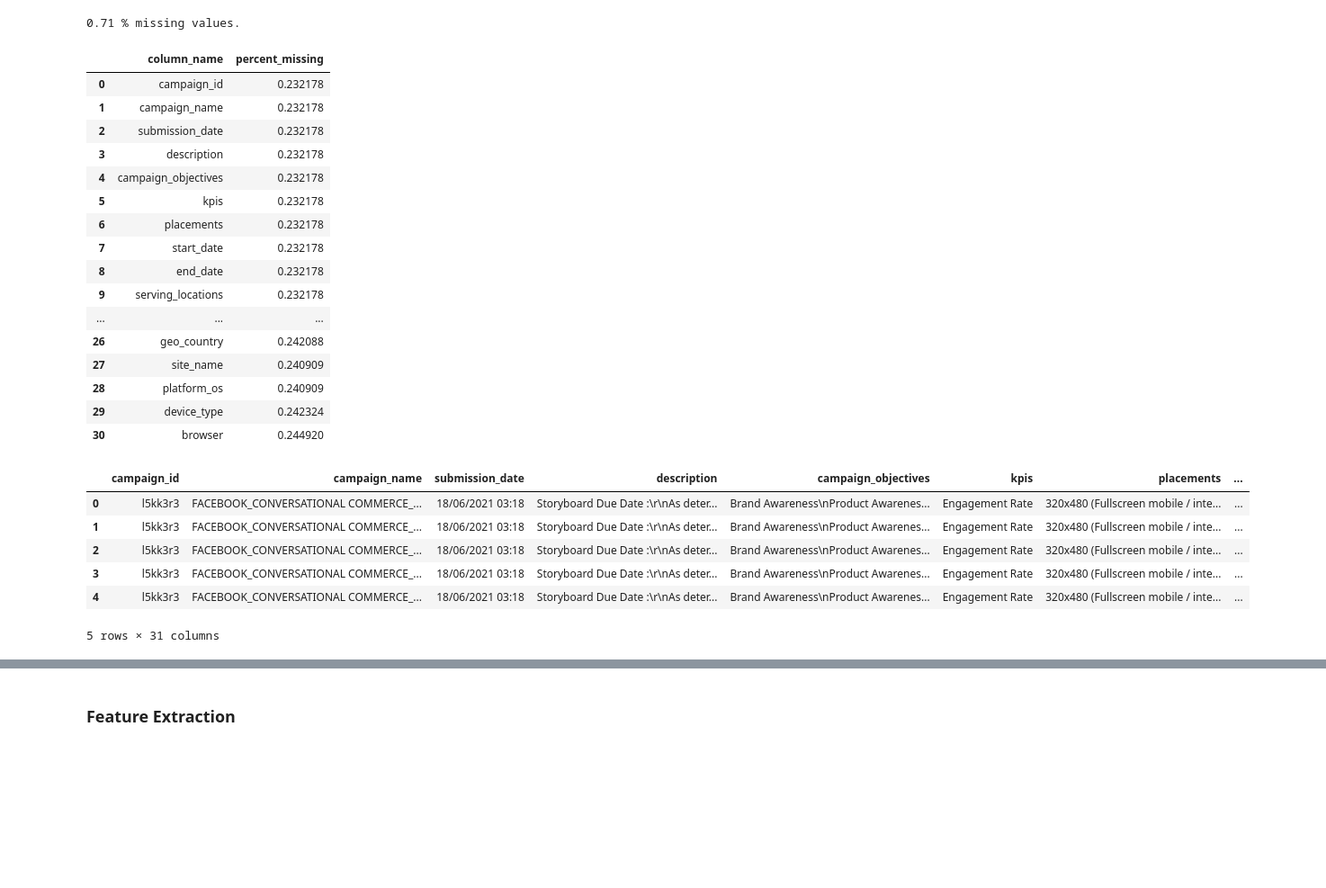
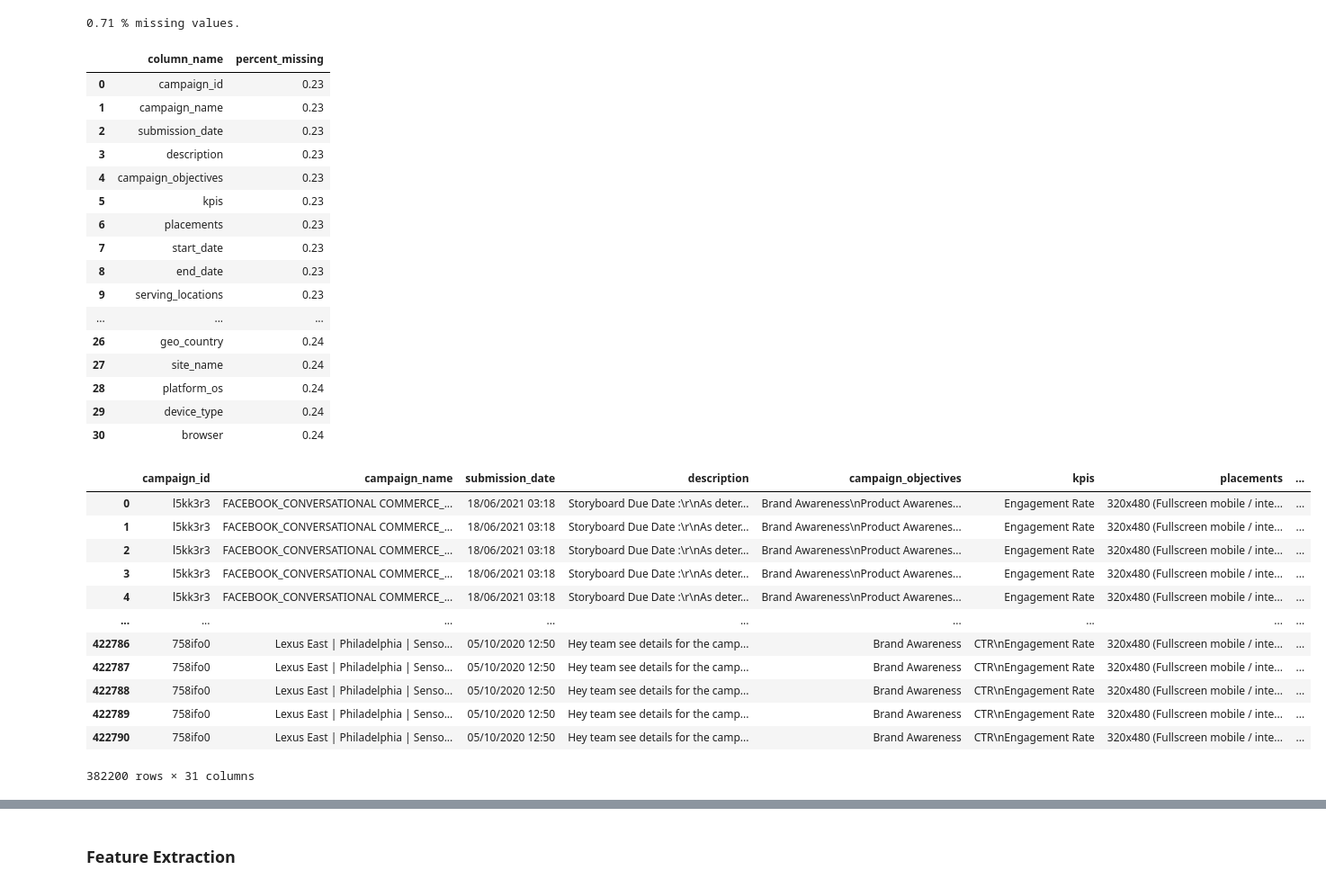
Before and after one commit to DiyeMark/AdludioDataScienceChallenge, a Jupyter notebook: notebooks/data_cleaning.ipynb, the cells around one changed output, grey strips where cells are left out. Shown at 90% size. Drawn from its saved outputs; the diff is of its cells as text; code cells hidden in the pictures; blank space fills up the shorter version.

```diff
--- a/notebooks/data_cleaning.ipynb
+++ b/notebooks/data_cleaning.ipynb
@@ -7,6 +7,10 @@ import os
 sys.path.append(os.path.abspath(os.path.join('..')))
 from scripts.load_data import PostgresDBUtils
 from scripts.data_cleaner import DataCleaner
+# %%
+import pandas as pd
+pd.set_option('display.max_columns', None)
+pd.set_option('display.float_format', '{:.2f}'.format)
 # %%
 pgu = PostgresDBUtils()
 df = pgu.db_execute_fetch(table_name='ads_data_joined')
@@ -97,35 +99,41 @@ data_cleaner.percent_missing(clean_df)
 data_cleaner.missing_percentage(clean_df)
 # %% [output]
 |  | column_name | percent_missing |
-| 0 | campaign_id | 0.232178 |
-| 1 | campaign_name | 0.232178 |
-| 2 | submission_date | 0.232178 |
-| 3 | description | 0.232178 |
-| 4 | campaign_objectives | 0.232178 |
-| 5 | kpis | 0.232178 |
-| 6 | placements | 0.232178 |
-| 7 | start_date | 0.232178 |
-| 8 | end_date | 0.232178 |
-| 9 | serving_locations | 0.232178 |
+| 0 | campaign_id | 0.23 |
+| 1 | campaign_name | 0.23 |
+| 2 | submission_date | 0.23 |
+| 3 | description | 0.23 |
+| 4 | campaign_objectives | 0.23 |
+| 5 | kpis | 0.23 |
+| 6 | placements | 0.23 |
+| 7 | start_date | 0.23 |
+| 8 | end_date | 0.23 |
+| 9 | serving_locations | 0.23 |
 | ... | ... | ... |
-| 26 | geo_country | 0.242088 |
-| 27 | site_name | 0.240909 |
-| 28 | platform_os | 0.240909 |
-| 29 | device_type | 0.242324 |
-| 30 | browser | 0.244920 |
+| 26 | geo_country | 0.24 |
+| 27 | site_name | 0.24 |
+| 28 | platform_os | 0.24 |
+| 29 | device_type | 0.24 |
+| 30 | browser | 0.24 |
 # %%
 # null values for a dataframe
 clean_df = data_cleaner.remove_nulls(clean_df)
 # %%
-clean_df.head()
+clean_df
 # %% [output]
 |  | campaign_id | campaign_name | submission_date | description | campaign_objectives | kpis | placements | ... |
 | 0 | l5kk3r3 | FACEBOOK_CONVERSATIONAL COMMERCE_... | 18/06/2021 03:18 | Storyboard Due Date :\r\nAs deter... | Brand Awareness\nProduct Awarenes... | Engagement Rate | 320x480 (Fullscreen mobile / inte... | ... |
 | 1 | l5kk3r3 | FACEBOOK_CONVERSATIONAL COMMERCE_... | 18/06/2021 03:18 | Storyboard Due Date :\r\nAs deter... | Brand Awareness\nProduct Awarenes... | Engagement Rate | 320x480 (Fullscreen mobile / inte... | ... |
 | 2 | l5kk3r3 | FACEBOOK_CONVERSATIONAL COMMERCE_... | 18/06/2021 03:18 | Storyboard Due Date :\r\nAs deter... | Brand Awareness\nProduct Awarenes... | Engagement Rate | 320x480 (Fullscreen mobile / inte... | ... |
 | 3 | l5kk3r3 | FACEBOOK_CONVERSATIONAL COMMERCE_... | 18/06/2021 03:18 | Storyboard Due Date :\r\nAs deter... | Brand Awareness\nProduct Awarenes... | Engagement Rate | 320x480 (Fullscreen mobile / inte... | ... |
 | 4 | l5kk3r3 | FACEBOOK_CONVERSATIONAL COMMERCE_... | 18/06/2021 03:18 | Storyboard Due Date :\r\nAs deter... | Brand Awareness\nProduct Awarenes... | Engagement Rate | 320x480 (Fullscreen mobile / inte... | ... |
+| ... | ... | ... | ... | ... | ... | ... | ... | ... |
+| 422786 | 758ifo0 | Lexus East | Philadelphia | Senso... | 05/10/2020 12:50 | Hey team see details for the camp... | Brand Awareness | CTR\nEngagement Rate | 320x480 (Fullscreen mobile / inte... | ... |
+| 422787 | 758ifo0 | Lexus East | Philadelphia | Senso... | 05/10/2020 12:50 | Hey team see details for the camp... | Brand Awareness | CTR\nEngagement Rate | 320x480 (Fullscreen mobile / inte... | ... |
+| 422788 | 758ifo0 | Lexus East | Philadelphia | Senso... | 05/10/2020 12:50 | Hey team see details for the camp... | Brand Awareness | CTR\nEngagement Rate | 320x480 (Fullscreen mobile / inte... | ... |
+| 422789 | 758ifo0 | Lexus East | Philadelphia | Senso... | 05/10/2020 12:50 | Hey team see details for the camp... | Brand Awareness | CTR\nEngagement Rate | 320x480 (Fullscreen mobile / inte... | ... |
+| 422790 | 758ifo0 | Lexus East | Philadelphia | Senso... | 05/10/2020 12:50 | Hey team see details for the camp... | Brand Awareness | CTR\nEngagement Rate | 320x480 (Fullscreen mobile / inte... | ... |
-5 rows × 31 columns
+382200 rows × 31 columns
 # %%
 # get the percentage missing by column of the cleaned df
 data_cleaner.missing_percentage(clean_df)
```
Also changed, not shown: parts of 15 cells of this notebook.
